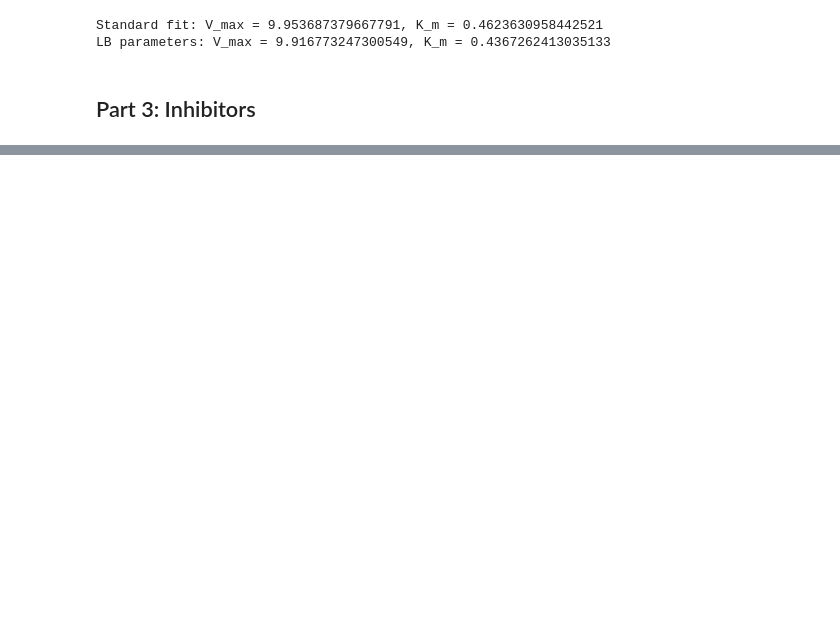
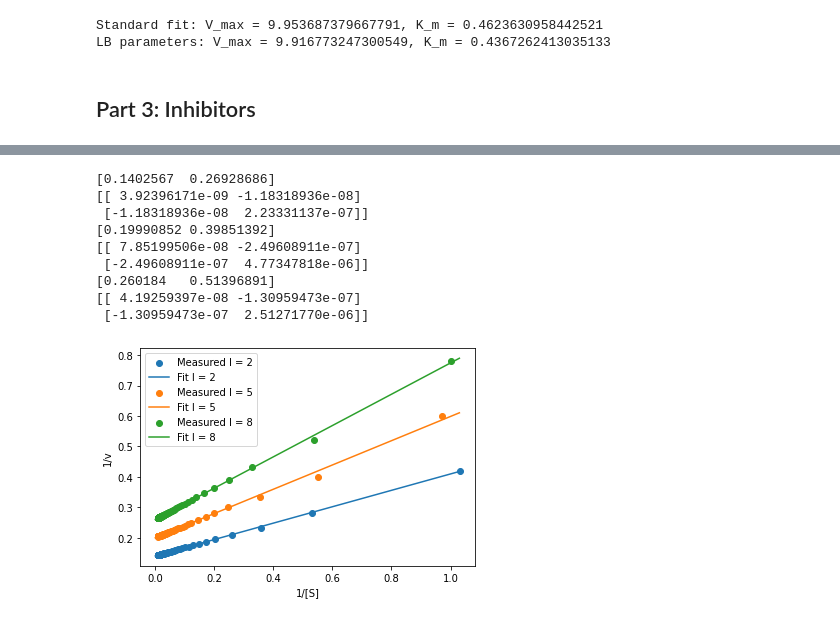
Before and after one commit to Nickvs99/ComputationalBiology, a Jupyter notebook: Set1/set1.ipynb, the cells around one changed output, grey strips where cells are left out. Saved outputs shown, nothing was run; the diff lists cells and outputs as text; code cells hidden in the pictures; blank space fills up the shorter version.

```diff
--- a/Set1/set1.ipynb
+++ b/Set1/set1.ipynb
@@ -77,0 +92,16 @@ LB parameters: V_max = 9.916773247300549, K_m = 0.4367262413035133
+# %%
+e(2)
+e(5)
+e(8)
+plt.show()
+# %% [output]
+[0.1402567  0.26928686]
+[[ 3.92396171e-09 -1.18318936e-08]
+ [-1.18318936e-08  2.23331137e-07]]
+[0.19990852 0.39851392]
+[[ 7.85199506e-08 -2.49608911e-07]
+ [-2.49608911e-07  4.77347818e-06]]
+[0.260184   0.51396891]
+[[ 4.19259397e-08 -1.30959473e-07]
+ [-1.30959473e-07  2.51271770e-06]]
+[figure, added]
```
Also changed, not shown: parts of 5 cells of this notebook, 2 other files.
